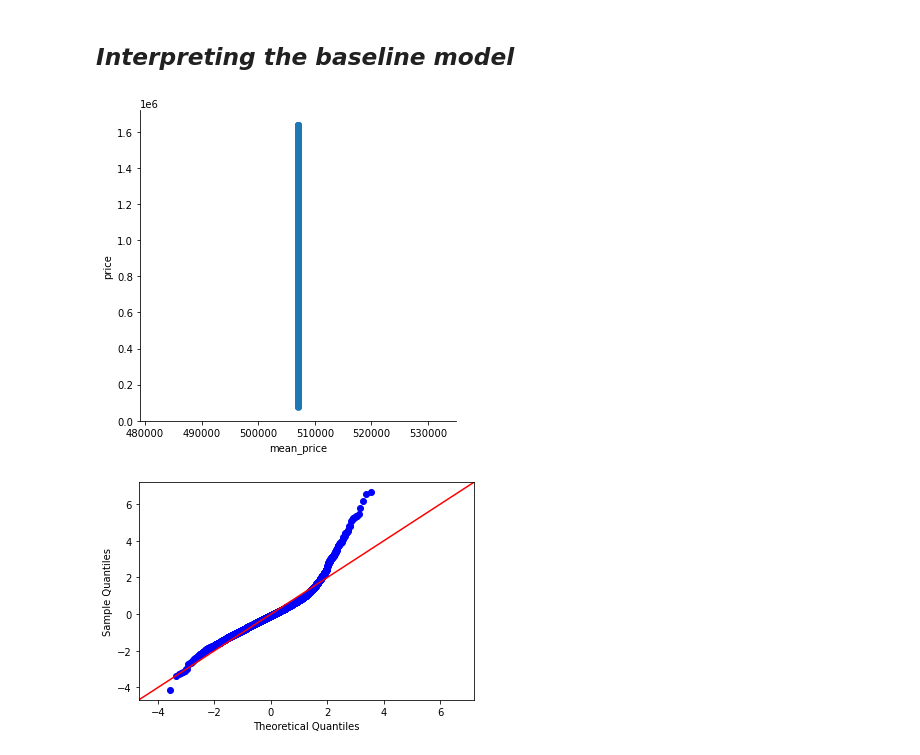
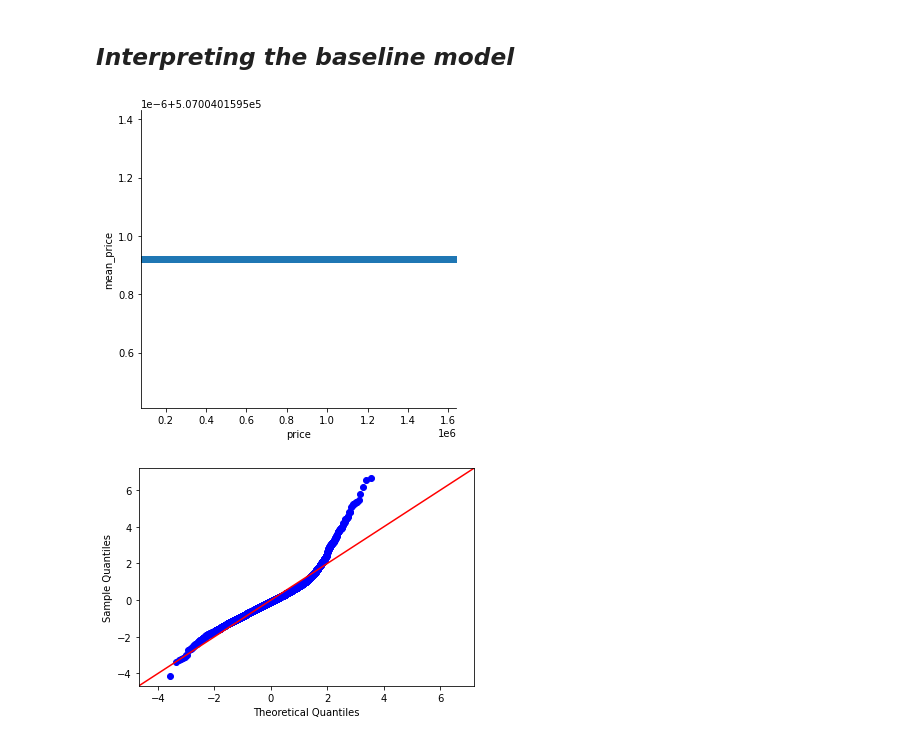
Before and after one commit to cyborgsage/kingco-realestate, a Jupyter notebook: doug_index.ipynb, the cells around one changed output. Cells and saved outputs as stored; diff of their text form; code cells hidden in the pictures.

```diff
--- a/doug_index.ipynb
+++ b/doug_index.ipynb
@@ -172,9 +172,9 @@ dummy_regr.score(baseline_X_test_scaled, baseline_y_test)
 # %%
 #LINEARITY
 df['mean_price']=df['price'].mean()
-sns.lmplot(x='mean_price', y='price', data=df);
+sns.lmplot(x='price', y='mean_price', data=df);
 # %% [output]
-[figure, old version]
+[figure, new version]
 # %%
 #NORMALITY
 baseline_model = LinearRegression()
```
Also changed, not shown: parts of 7 cells of this notebook.
